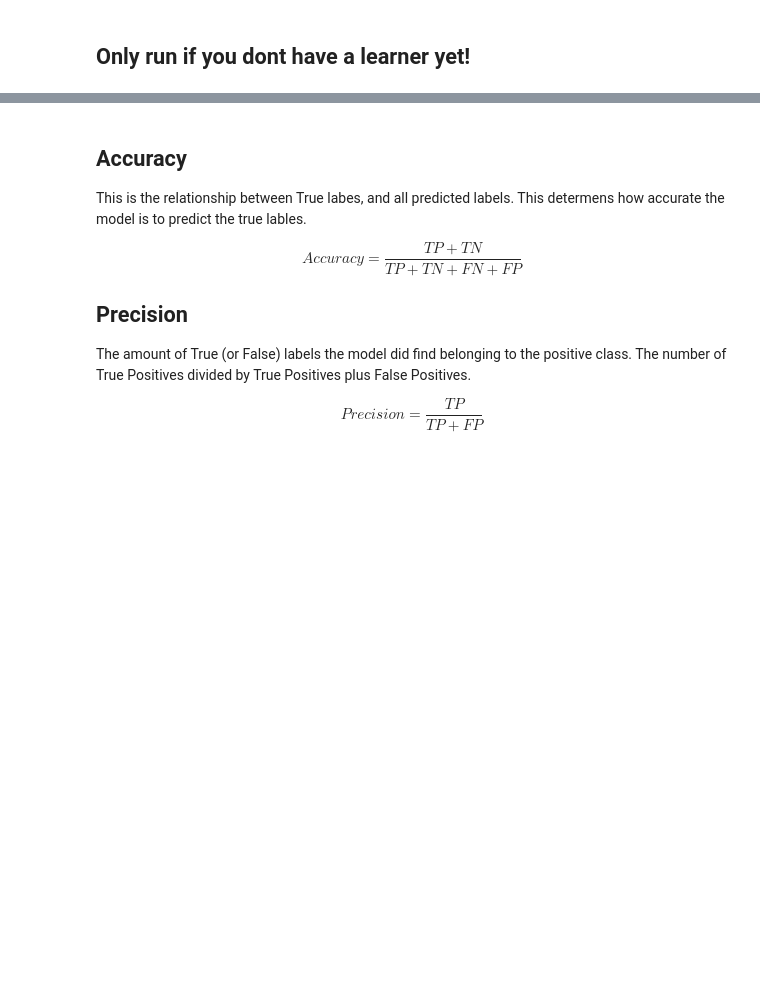
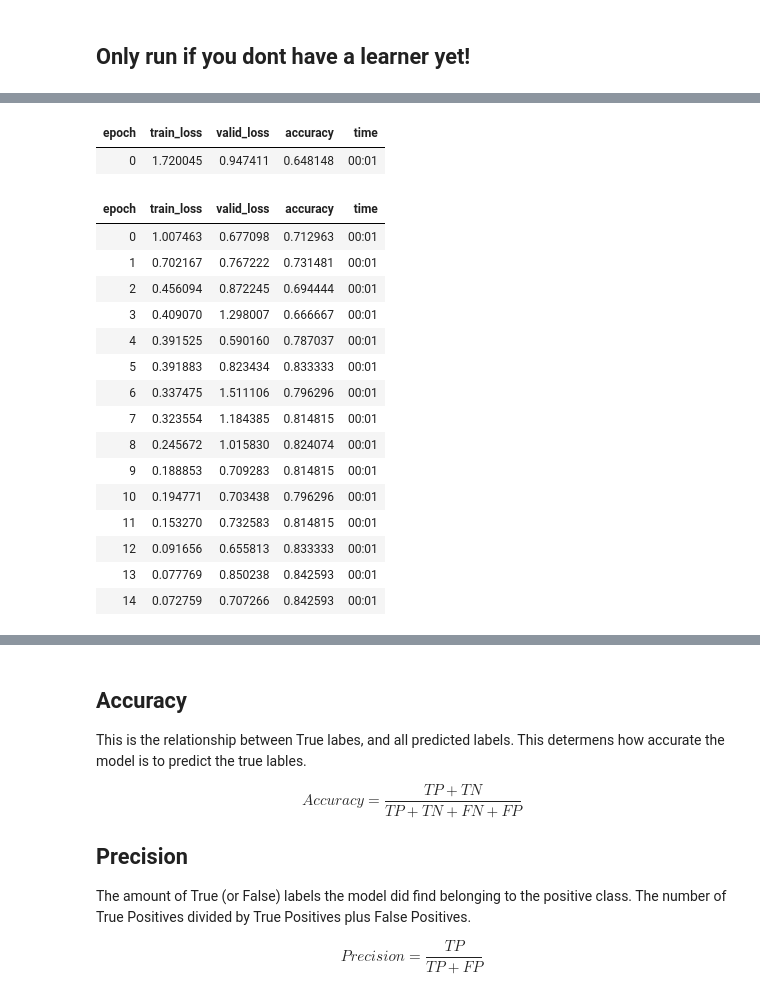
Before and after one commit to Vatnelid-Master-Project/data-analysis, a Jupyter notebook: classification.ipynb, the cells around one changed output, grey strips where cells are left out. Drawn from its saved outputs; the diff is of its cells as text; code cells hidden in the pictures; blank space fills up the shorter version.

```diff
--- a/classification.ipynb
+++ b/classification.ipynb
@@ -173,0 +181,21 @@ model = nn.Sequential(
+# %%
+learner.fine_tune(15)
+# %% [output]
+| epoch | train_loss | valid_loss | accuracy | time |
+| 0 | 1.720045 | 0.947411 | 0.648148 | 00:01 |
+| epoch | train_loss | valid_loss | accuracy | time |
+| 0 | 1.007463 | 0.677098 | 0.712963 | 00:01 |
+| 1 | 0.702167 | 0.767222 | 0.731481 | 00:01 |
+| 2 | 0.456094 | 0.872245 | 0.694444 | 00:01 |
+| 3 | 0.409070 | 1.298007 | 0.666667 | 00:01 |
+| 4 | 0.391525 | 0.590160 | 0.787037 | 00:01 |
+| 5 | 0.391883 | 0.823434 | 0.833333 | 00:01 |
+| 6 | 0.337475 | 1.511106 | 0.796296 | 00:01 |
+| 7 | 0.323554 | 1.184385 | 0.814815 | 00:01 |
+| 8 | 0.245672 | 1.015830 | 0.824074 | 00:01 |
+| 9 | 0.188853 | 0.709283 | 0.814815 | 00:01 |
+| 10 | 0.194771 | 0.703438 | 0.796296 | 00:01 |
+| 11 | 0.153270 | 0.732583 | 0.814815 | 00:01 |
+| 12 | 0.091656 | 0.655813 | 0.833333 | 00:01 |
+| 13 | 0.077769 | 0.850238 | 0.842593 | 00:01 |
+| 14 | 0.072759 | 0.707266 | 0.842593 | 00:01 |
```
Also changed, not shown: parts of 20 cells of this notebook, 6 other files.
